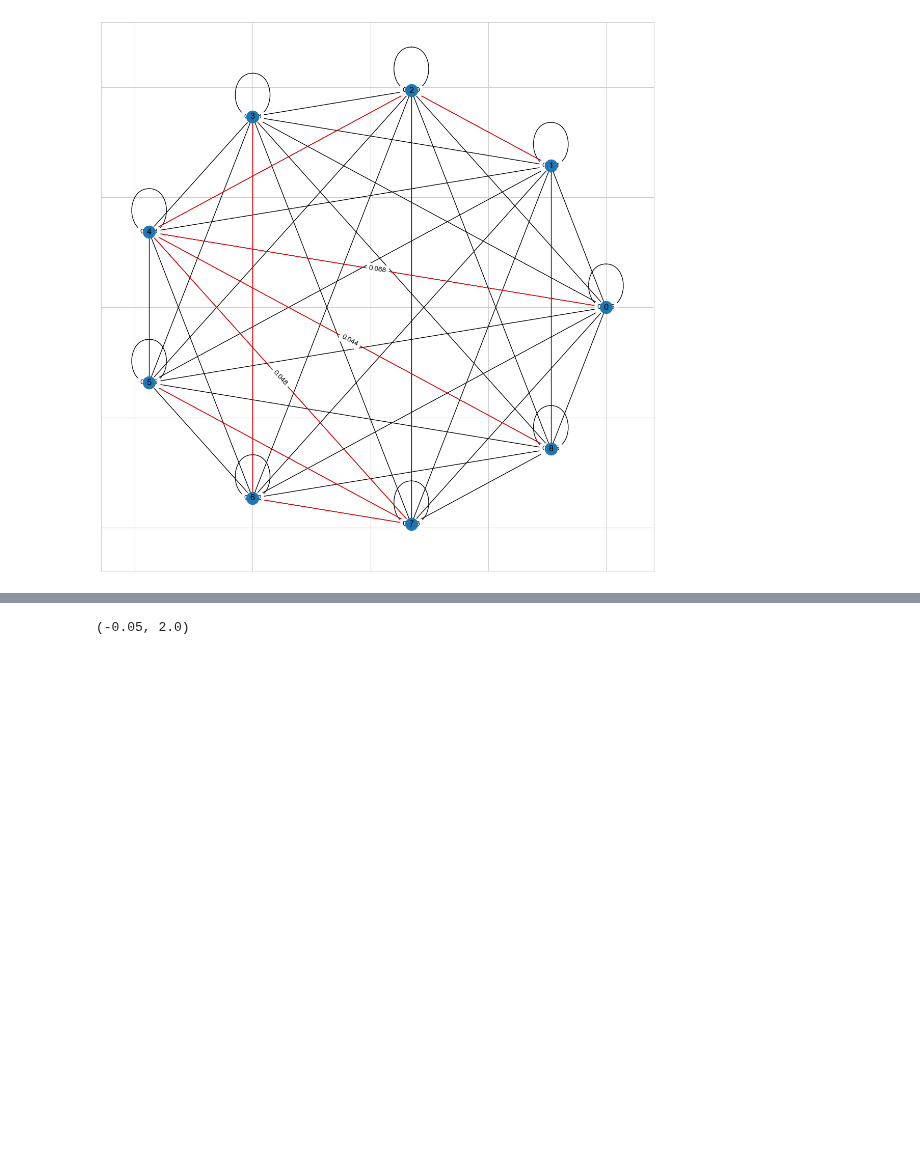
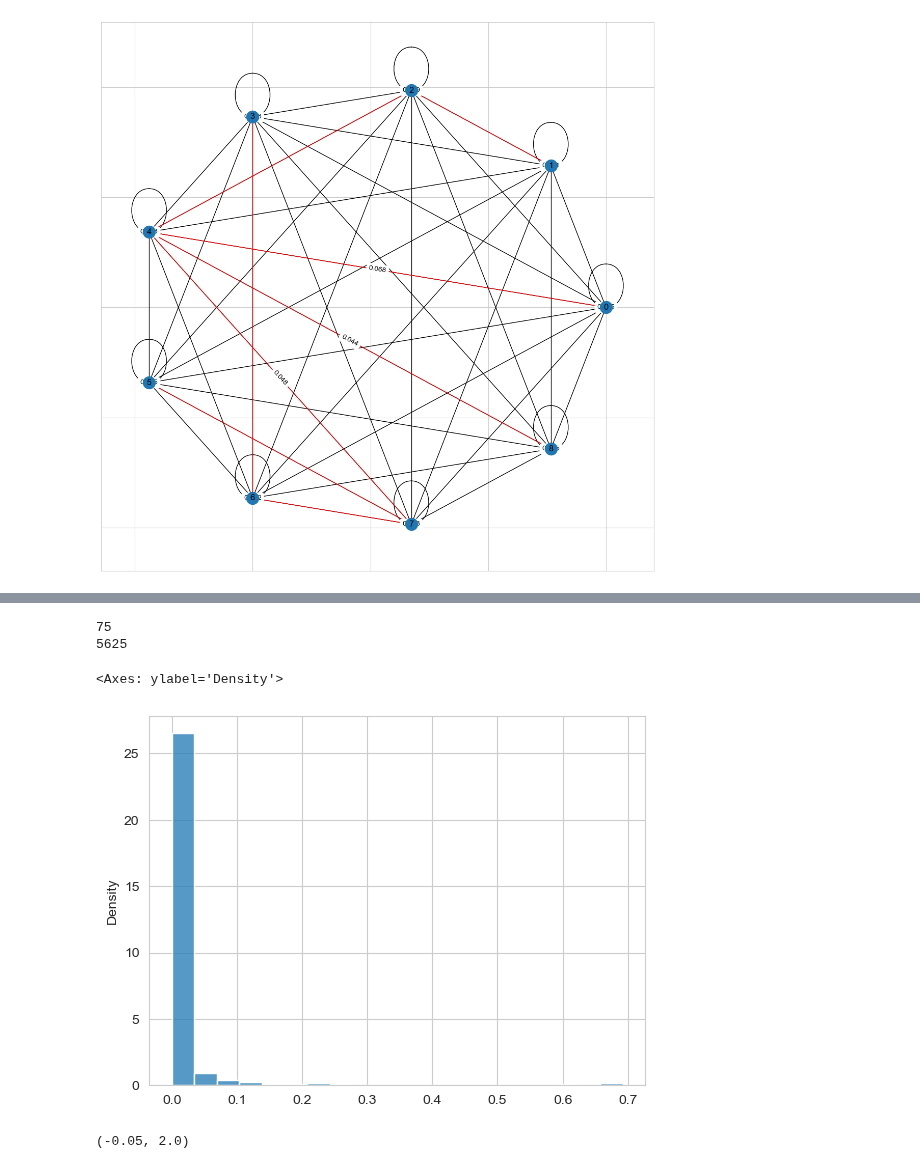
Before and after one commit to lukas681/private-mst, a Jupyter notebook: private_mst.ipynb, the cells around one changed output, grey strips where cells are left out. Saved outputs shown, nothing was run; the diff lists cells and outputs as text; code cells hidden in the pictures; blank space fills up the shorter version.

```diff
--- a/private_mst.ipynb
+++ b/private_mst.ipynb
@@ -462,3 +553,16 @@ ax = sb.lineplot(x='p', y='value', hue='variable',
+# %%
+print(len(mutual_information))
+data_c = []
+for i in mutual_information:
+    for j in i:
+        data_c += [j]
+print(len(data_c))
+sb.histplot(data_c, stat='density', bins=20)
+# %% [output]
+75
+5625
+<Axes: ylabel='Density'>
+[figure, added]
 # %%
 
 ax = sb.lineplot(x='p', y='value', hue='variable',
```
Also changed, not shown: parts of 7 cells of this notebook.
